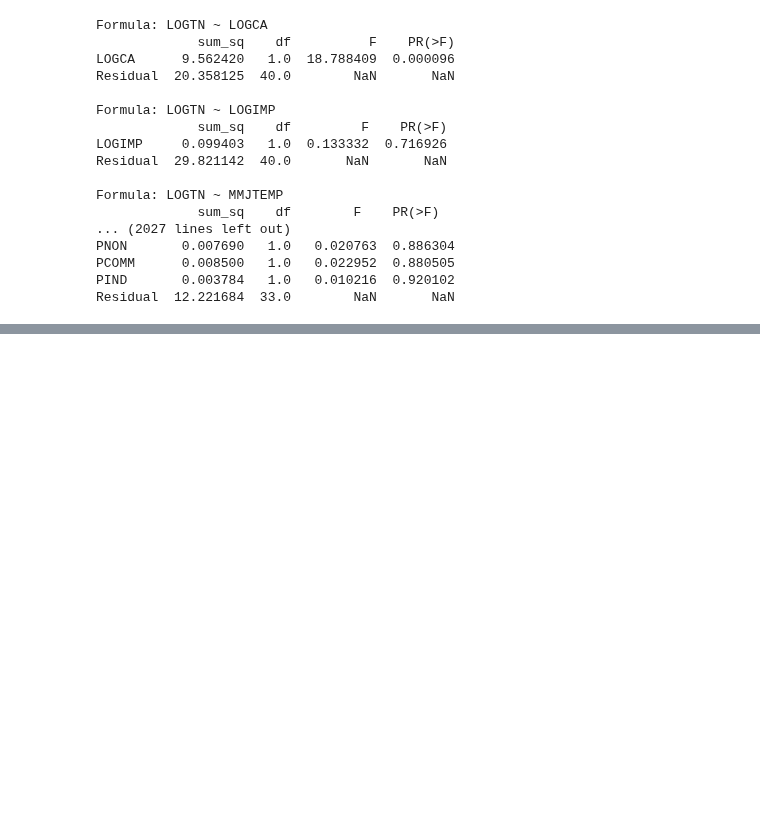
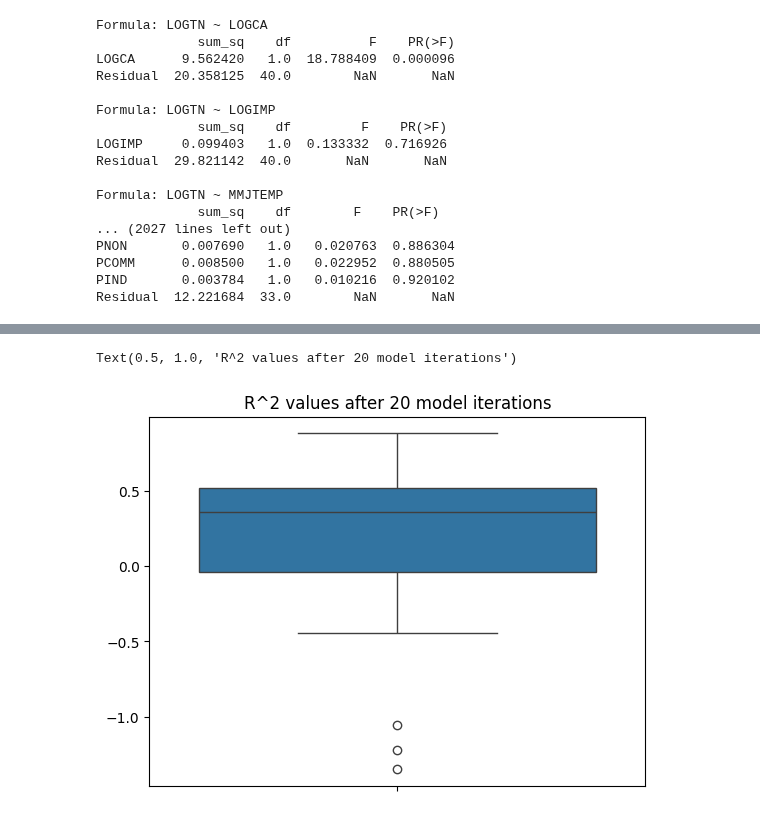
Before and after one commit to jtdocter27/Engineering-Probability---Statistics, a Jupyter notebook: Hw5_#4.ipynb, the cells around one changed output, grey strips where cells are left out. Drawn from its saved outputs; the diff is of its cells as text; code cells hidden in the pictures; blank space fills up the shorter version.

```diff
--- a/Hw5_#4.ipynb
+++ b/Hw5_#4.ipynb
@@ -123,0 +230,6 @@ Residual  12.221684  33.0        NaN       NaN
+# %%
+sns.boxplot(R)
+plt.title('R^2 values after 20 model iterations')
+# %% [output]
+Text(0.5, 1.0, 'R^2 values after 20 model iterations')
+[figure, added]
```
Also changed, not shown: parts of 11 cells of this notebook.
